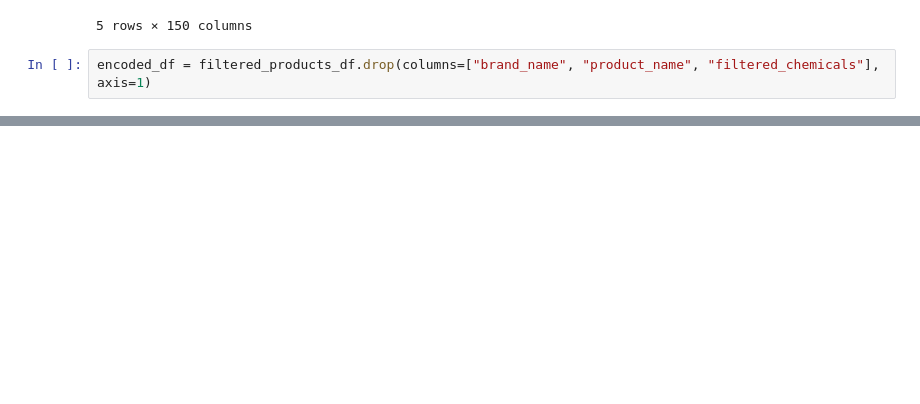
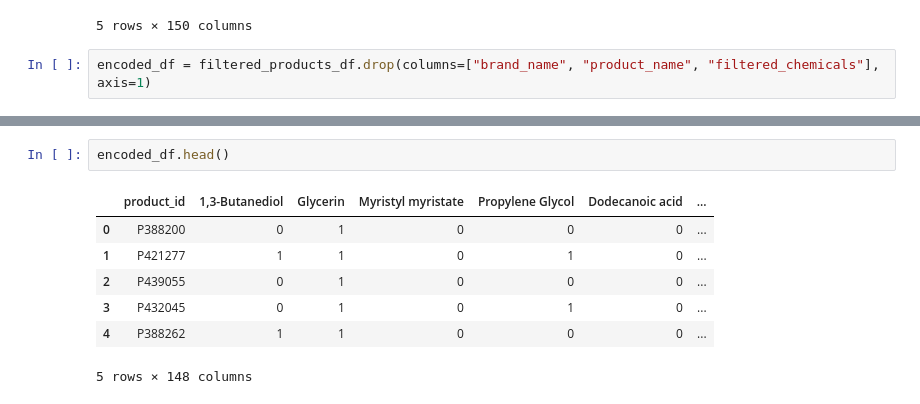
Before and after one commit to mullapudirohith/Sephora-Sentiment-Analysis, a Jupyter notebook: main/DS4B.ipynb, the cells around one changed output, grey strips where cells are left out. Saved outputs shown, nothing was run; the diff lists cells and outputs as text; blank space fills up the shorter version.

```diff
--- a/main/DS4B.ipynb
+++ b/main/DS4B.ipynb
@@ -445,0 +514,10 @@ encoded_df.head()
+# %%
+encoded_df.head()
+# %% [output]
+|  | product_id | 1,3-Butanediol | Glycerin | Myristyl myristate | Propylene Glycol | Dodecanoic acid | ... |
+| 0 | P388200 | 0 | 1 | 0 | 0 | 0 | ... |
+| 1 | P421277 | 1 | 1 | 0 | 1 | 0 | ... |
+| 2 | P439055 | 0 | 1 | 0 | 0 | 0 | ... |
+| 3 | P432045 | 0 | 1 | 0 | 1 | 0 | ... |
+| 4 | P388262 | 1 | 1 | 0 | 0 | 0 | ... |
+5 rows × 148 columns
```
Also changed, not shown: parts of 14 cells of this notebook, 5 other files.
